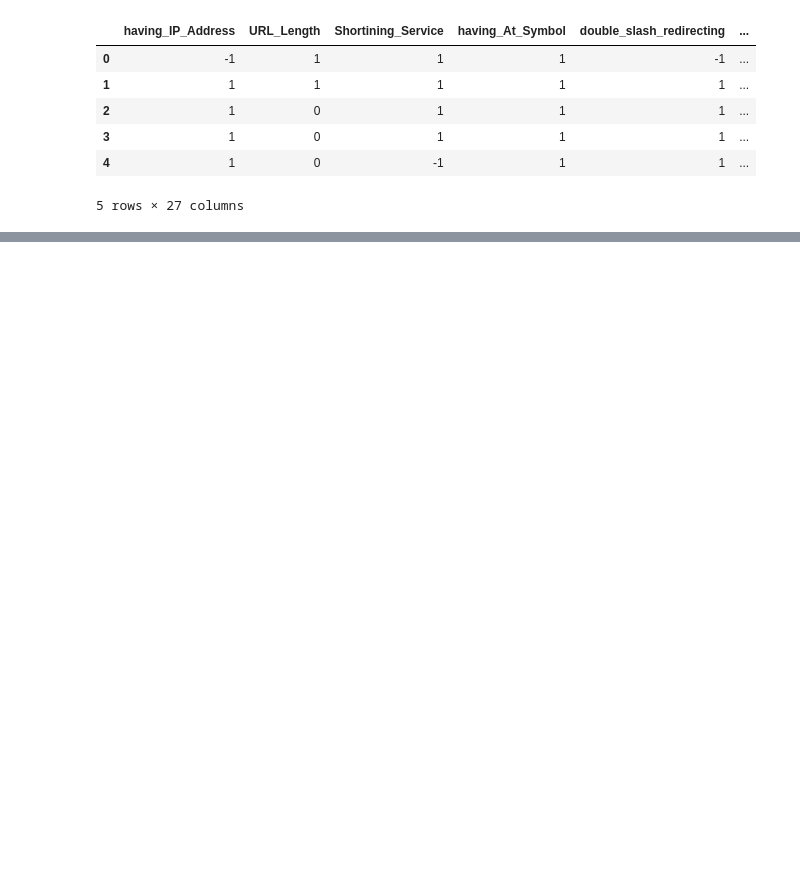
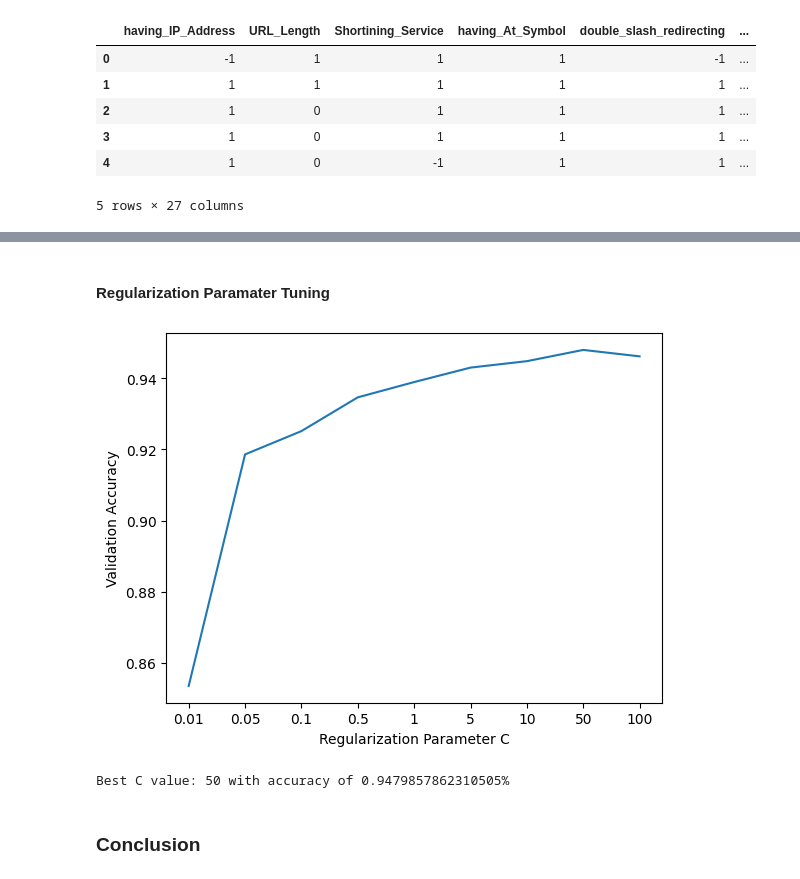
Before and after one commit to rakeebh7233/phishing-prediction, a Jupyter notebook: SVM.ipynb, the cells around one changed output, grey strips where cells are left out. Cells and saved outputs as stored; diff of their text form; code cells hidden in the pictures; blank space fills up the shorter version.

```diff
--- a/SVM.ipynb
+++ b/SVM.ipynb
@@ -70,0 +145,24 @@ plt.scatter(X_train[:,0], X_train[:,1], c=np.where(y_train==1,'red','blue'), s =
+# %% [markdown]
+#### Regularization Paramater Tuning
+# %%
+validation_scores = []
+c_vals = [.01,.05,.1,.5,1,5,10,50,100]
+for c in c_vals:
+    svm = SVC(kernel="rbf", C=c).fit(X_train, y_train)
+    scores_res = cross_val_score(svm, X_test, y_test, cv=5)
+    validation_scores.append(scores_res.mean())
+
+default_x_ticks = range(len(c_vals))
+plt.plot(default_x_ticks, validation_scores)
+plt.xticks(default_x_ticks, c_vals)
+plt.xlabel("Regularization Parameter C")
+plt.ylabel("Validation Accuracy")
+plt.show()
+
+best_C = c_vals[np.argmax(validation_scores)]
+print(f"Best C value: {best_C} with accuracy of {max(validation_scores)}%")
+# %% [output]
+[figure, added]
+Best C value: 50 with accuracy of 0.9479857862310505%
+# %% [markdown]
+### Conclusion
```
Also changed, not shown: parts of 18 cells of this notebook, 2 other files.
